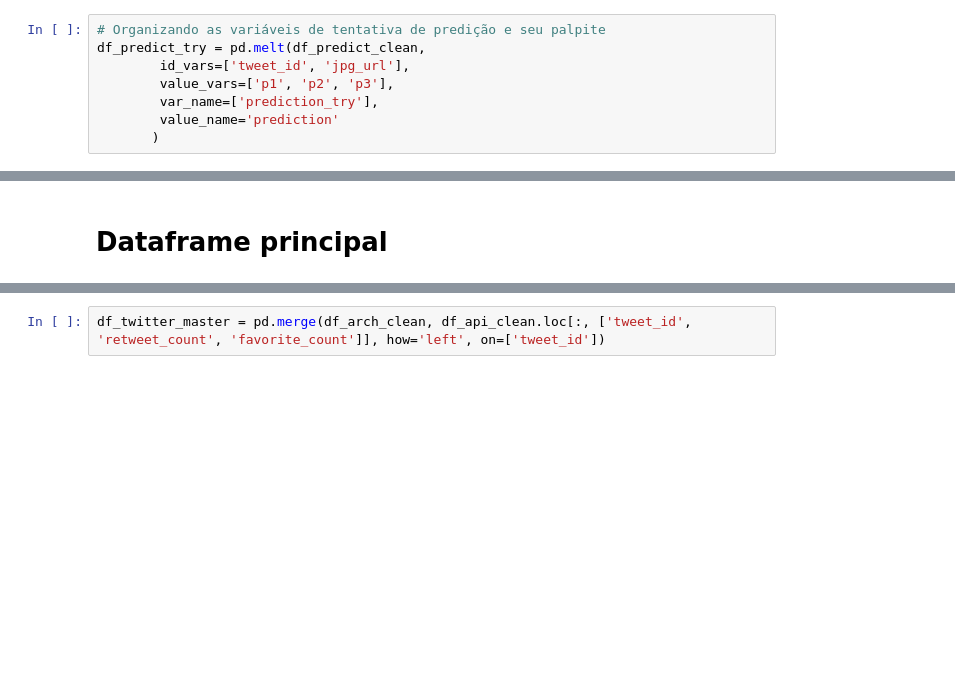
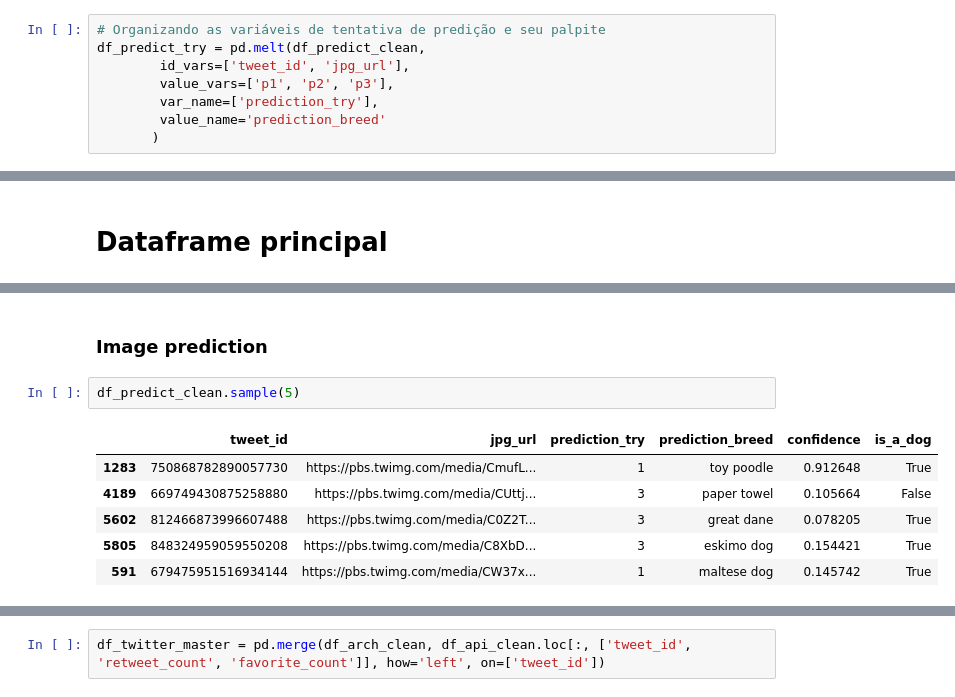
Before and after one commit to vitoralbano/ds-ii-weratedogs, a Jupyter notebook: wrangle_act.ipynb, the cells around one changed output, grey strips where cells are left out. Drawn from its saved outputs; the diff is of its cells as text; blank space fills up the shorter version.

```diff
--- a/wrangle_act.ipynb
+++ b/wrangle_act.ipynb
@@ -1010,7 +1010,7 @@ df_predict_try = pd.melt(df_predict_clean,
         id_vars=['tweet_id', 'jpg_url'],
         value_vars=['p1', 'p2', 'p3'],
         var_name=['prediction_try'],
-        value_name='prediction'
+        value_name='prediction_breed'
        )
 # %%
 df_predict_try.sample(5)
@@ -1351,0 +1350,11 @@ df_api_clean.sample(5)
+# %% [markdown]
+### Image prediction
+# %%
+df_predict_clean.sample(5)
+# %% [output]
+|  | tweet_id | jpg_url | prediction_try | prediction_breed | confidence | is_a_dog |
+| 1283 | 750868782890057730 | https://pbs.twimg.com/media/CmufL... | 1 | toy poodle | 0.912648 | True |
+| 4189 | 669749430875258880 | https://pbs.twimg.com/media/CUttj... | 3 | paper towel | 0.105664 | False |
+| 5602 | 812466873996607488 | https://pbs.twimg.com/media/C0Z2T... | 3 | great dane | 0.078205 | True |
+| 5805 | 848324959059550208 | https://pbs.twimg.com/media/C8XbD... | 3 | eskimo dog | 0.154421 | True |
+| 591 | 679475951516934144 | https://pbs.twimg.com/media/CW37x... | 1 | maltese dog | 0.145742 | True |
```
Also changed, not shown: parts of 46 cells of this notebook, 2 other files.
